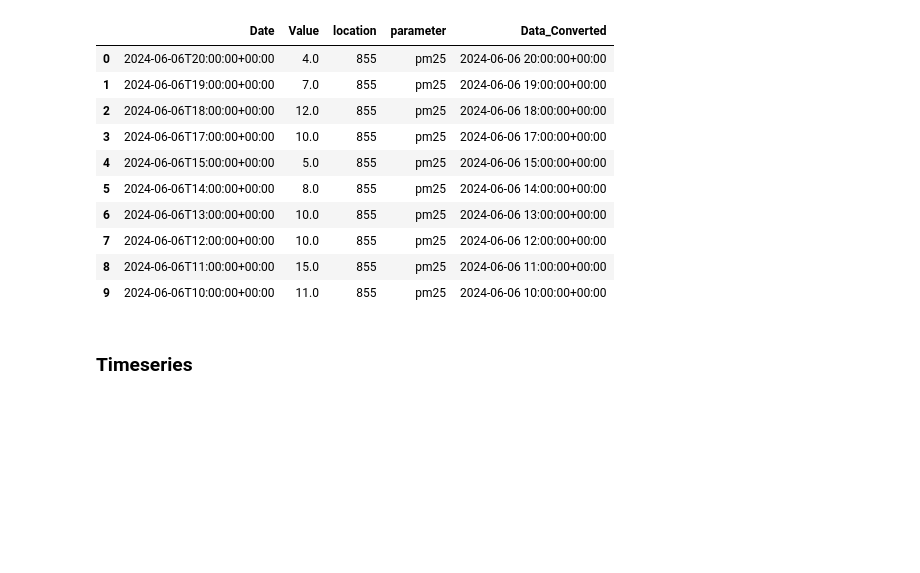
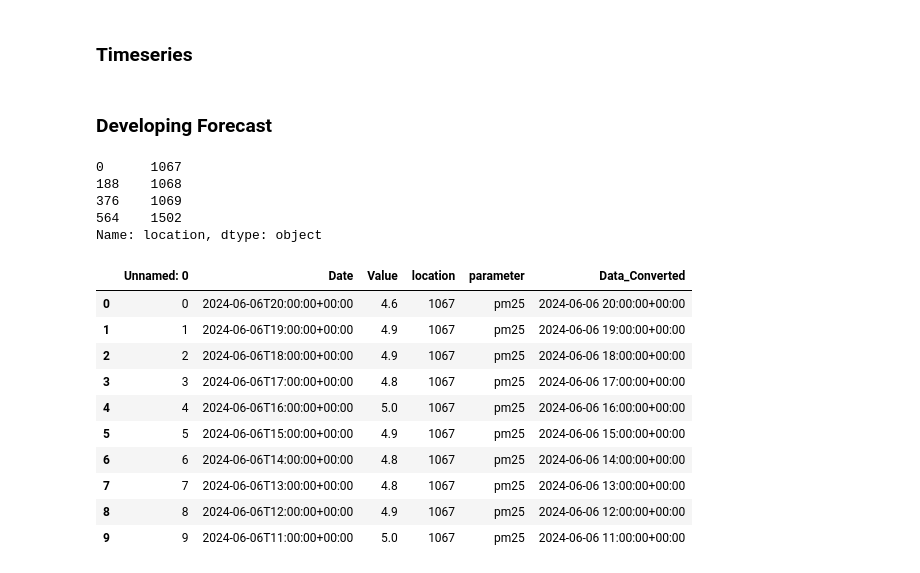
Before and after one commit to pinstripezebra/Air-Polution-Forecasting, a Jupyter notebook: aggregate_analysis.ipynb, the cells around one changed output. Drawn from its saved outputs; the diff is of its cells as text; code cells hidden in the pictures; blank space fills up the shorter version.

```diff
--- a/aggregate_analysis.ipynb
+++ b/aggregate_analysis.ipynb
@@ -9,25 +24,18 @@ city1_ids = [855, 1067, 1068, 1069]
 # %%
-air_measurements = []
-# Iterating through sensor locations and creating object to store data for each
-for location in city1_ids:
-    quality = AirQuality(location)
-    quality.pull_data(100)
-    air_measurements.append(quality.raw_data)
+combined_df = []
+if REFRESH_DATA:
+    air_measurements = []
+    # Iterating through sensor locations and creating object to store data for each
+    for location in city1_ids:
+        quality = AirQuality(location)
+        quality.pull_data(200)
+        air_measurements.append(quality.raw_data)
 
-combined_df = pd.concat(air_measurements)
-combined_df.head(10)
+    combined_df = pd.concat(air_measurements)
+    combined_df.to_csv('./Data/air_polution.csv')
+    combined_df.head(10)
+else:
+    combined_df = pd.read_csv('./Data/air_polution.csv')
-# %% [output]
-|  | Date | Value | location | parameter | Data_Converted |
-| 0 | 2024-06-06T20:00:00+00:00 | 4.0 | 855 | pm25 | 2024-06-06 20:00:00+00:00 |
-| 1 | 2024-06-06T19:00:00+00:00 | 7.0 | 855 | pm25 | 2024-06-06 19:00:00+00:00 |
-| 2 | 2024-06-06T18:00:00+00:00 | 12.0 | 855 | pm25 | 2024-06-06 18:00:00+00:00 |
-| 3 | 2024-06-06T17:00:00+00:00 | 10.0 | 855 | pm25 | 2024-06-06 17:00:00+00:00 |
-| 4 | 2024-06-06T15:00:00+00:00 | 5.0 | 855 | pm25 | 2024-06-06 15:00:00+00:00 |
-| 5 | 2024-06-06T14:00:00+00:00 | 8.0 | 855 | pm25 | 2024-06-06 14:00:00+00:00 |
-| 6 | 2024-06-06T13:00:00+00:00 | 10.0 | 855 | pm25 | 2024-06-06 13:00:00+00:00 |
-| 7 | 2024-06-06T12:00:00+00:00 | 10.0 | 855 | pm25 | 2024-06-06 12:00:00+00:00 |
-| 8 | 2024-06-06T11:00:00+00:00 | 15.0 | 855 | pm25 | 2024-06-06 11:00:00+00:00 |
-| 9 | 2024-06-06T10:00:00+00:00 | 11.0 | 855 | pm25 | 2024-06-06 10:00:00+00:00 |
 # %%
 combined_df['location'] = combined_df['location'].astype(str)
 # %% [markdown]
@@ -36,3 +44,26 @@ combined_df['location'] = combined_df['location'].astype(str)
 timeseries_plot = px.line(combined_df, x = 'Data_Converted', y = 'Value', color='location',
                                 title = "pm25 polution, Portland Oregon")
 timeseries_plot.show()
+# %% [markdown]
+### Developing Forecast
+# %%
+print(combined_df['location'].drop_duplicates())
+test_df = combined_df[combined_df['location'] == '1067']
+test_df.head(10)
+# %% [output]
+0      1067
+188    1068
+376    1069
+564    1502
+Name: location, dtype: object
+|  | Unnamed: 0 | Date | Value | location | parameter | Data_Converted |
+| 0 | 0 | 2024-06-06T20:00:00+00:00 | 4.6 | 1067 | pm25 | 2024-06-06 20:00:00+00:00 |
+| 1 | 1 | 2024-06-06T19:00:00+00:00 | 4.9 | 1067 | pm25 | 2024-06-06 19:00:00+00:00 |
+| 2 | 2 | 2024-06-06T18:00:00+00:00 | 4.9 | 1067 | pm25 | 2024-06-06 18:00:00+00:00 |
+| 3 | 3 | 2024-06-06T17:00:00+00:00 | 4.8 | 1067 | pm25 | 2024-06-06 17:00:00+00:00 |
+| 4 | 4 | 2024-06-06T16:00:00+00:00 | 5.0 | 1067 | pm25 | 2024-06-06 16:00:00+00:00 |
+| 5 | 5 | 2024-06-06T15:00:00+00:00 | 4.9 | 1067 | pm25 | 2024-06-06 15:00:00+00:00 |
+| 6 | 6 | 2024-06-06T14:00:00+00:00 | 4.8 | 1067 | pm25 | 2024-06-06 14:00:00+00:00 |
+| 7 | 7 | 2024-06-06T13:00:00+00:00 | 4.8 | 1067 | pm25 | 2024-06-06 13:00:00+00:00 |
+| 8 | 8 | 2024-06-06T12:00:00+00:00 | 4.9 | 1067 | pm25 | 2024-06-06 12:00:00+00:00 |
+| 9 | 9 | 2024-06-06T11:00:00+00:00 | 5.0 | 1067 | pm25 | 2024-06-06 11:00:00+00:00 |
```
Also changed, not shown: parts of 16 cells of this notebook, 1 other file.
